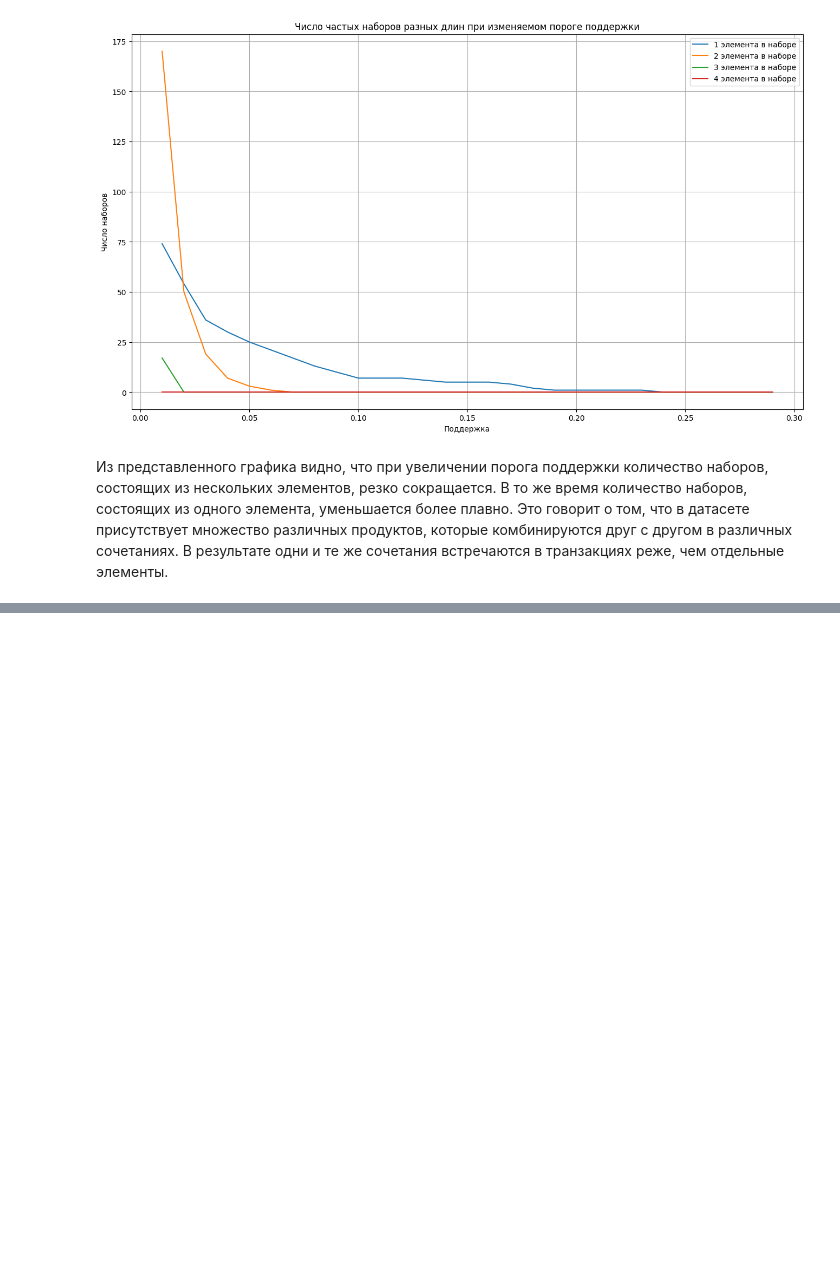
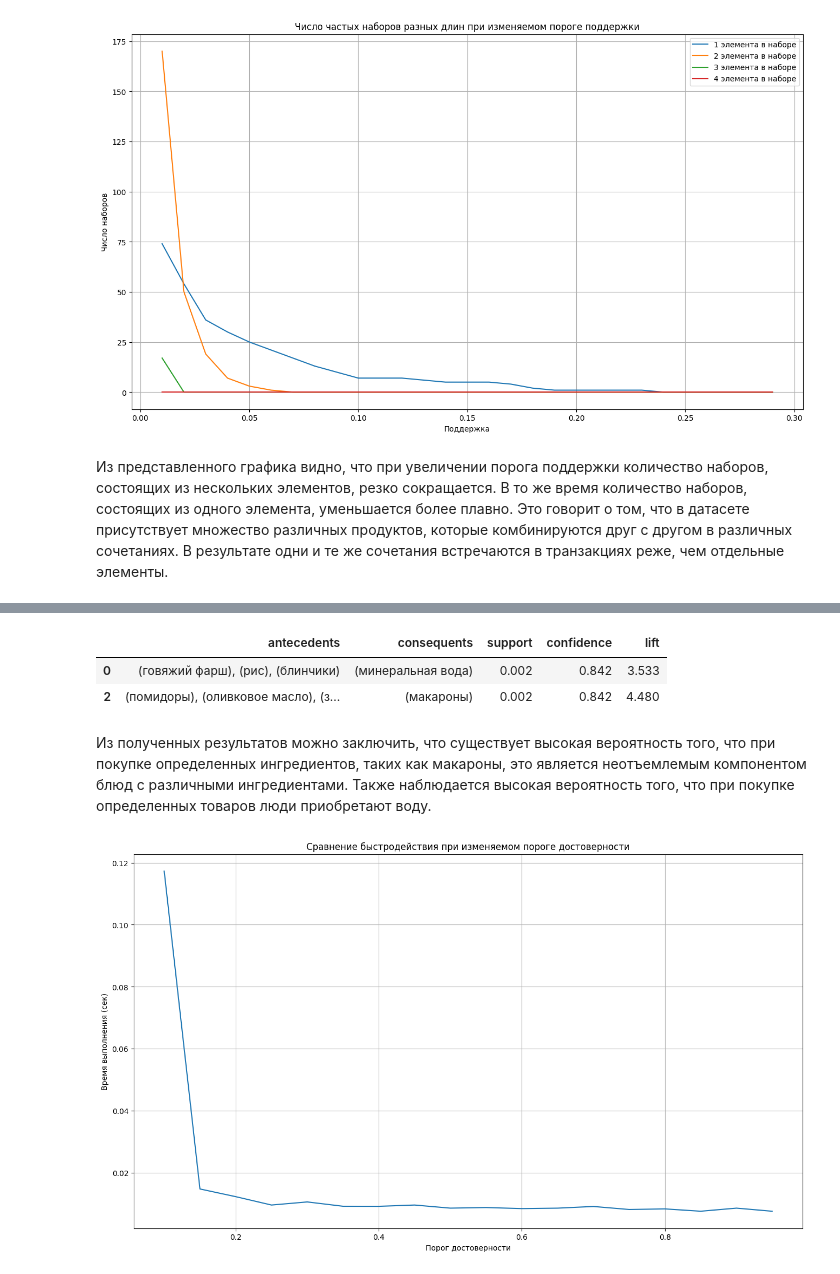
Before and after one commit to MurphyBLG/unik, a Jupyter notebook: data-anal/lab1/lab.ipynb, the cells around one changed output, grey strips where cells are left out. Cells and saved outputs as stored; diff of their text form; code cells hidden in the pictures; blank space fills up the shorter version.

```diff
--- a/data-anal/lab1/lab.ipynb
+++ b/data-anal/lab1/lab.ipynb
@@ -239,0 +253,6 @@ visualize_number_of_items_by_min_sup(transactions_matrix, 0.01)
+# %%
+min_supp = 0.002
+sort_direction = 'support'
+min_confidence = 0.7
+
+freq_items, _ = super_algorithm(transactions_matrix, support_value=min_supp, sort_type=sort_direction)
@@ -239,0 +261,4 @@ visualize_number_of_items_by_min_sup(transactions_matrix, 0.01)
+# %%
+start_time = time.time()
+rules = association_rules(freq_items, metric='confidence', min_threshold=min_confidence)
+execution_time = time.time() - start_time
@@ -239,0 +313,7 @@ visualize_number_of_items_by_min_sup(transactions_matrix, 0.01)
+# %%
+# Достоверность в промежутке 0.8 - 0.9
+rules.loc[(rules['confidence'] > 0.8) & (rules['confidence'] <= 0.9)].head(10)
+# %% [output]
+|  | antecedents | consequents | support | confidence | lift |
+| 0 | (говяжий фарш), (рис), (блинчики) | (минеральная вода) | 0.002 | 0.842 | 3.533 |
+| 2 | (помидоры), (оливковое масло), (з... | (макароны) | 0.002 | 0.842 | 4.480 |
@@ -239,0 +323,27 @@ visualize_number_of_items_by_min_sup(transactions_matrix, 0.01)
+# %% [markdown]
+Из полученных результатов можно заключить, что существует высокая вероятность того, что при покупке определенных ингредиентов, таких как макароны, это является неотъемлемым компонентом блюд с различными ингредиентами. Также наблюдается высокая вероятность того, что при покупке определенных товаров люди приобретают воду.
+# %%
+def visualize_rules_search_speed_by_min_conf(items, min_conf):
+    times = []
+    conf = []
+    while min_conf < 1:
+        start_time = time.time()
+        _ = association_rules(items, metric='confidence', min_threshold=min_conf)
+        execution_time = time.time() - start_time
+        times.append(execution_time)
+        conf.append(min_conf)
+
+        min_conf += 0.05
+        min_conf = round(min_conf, 2)
+
+    plt.figure(figsize=(16, 9))
+    plt.plot(conf, times)
+    plt.title('Сравнение быстродействия при изменяемом пороге достоверности')
+    plt.xlabel('Порог достоверности')
+    plt.ylabel('Время выполнения (сек)')
+    plt.grid(True)
+    plt.show()
+# %%
+visualize_rules_search_speed_by_min_conf(freq_items, 0.1)
+# %% [output]
+[figure, added]
```
Also changed, not shown: parts of 17 cells of this notebook.
